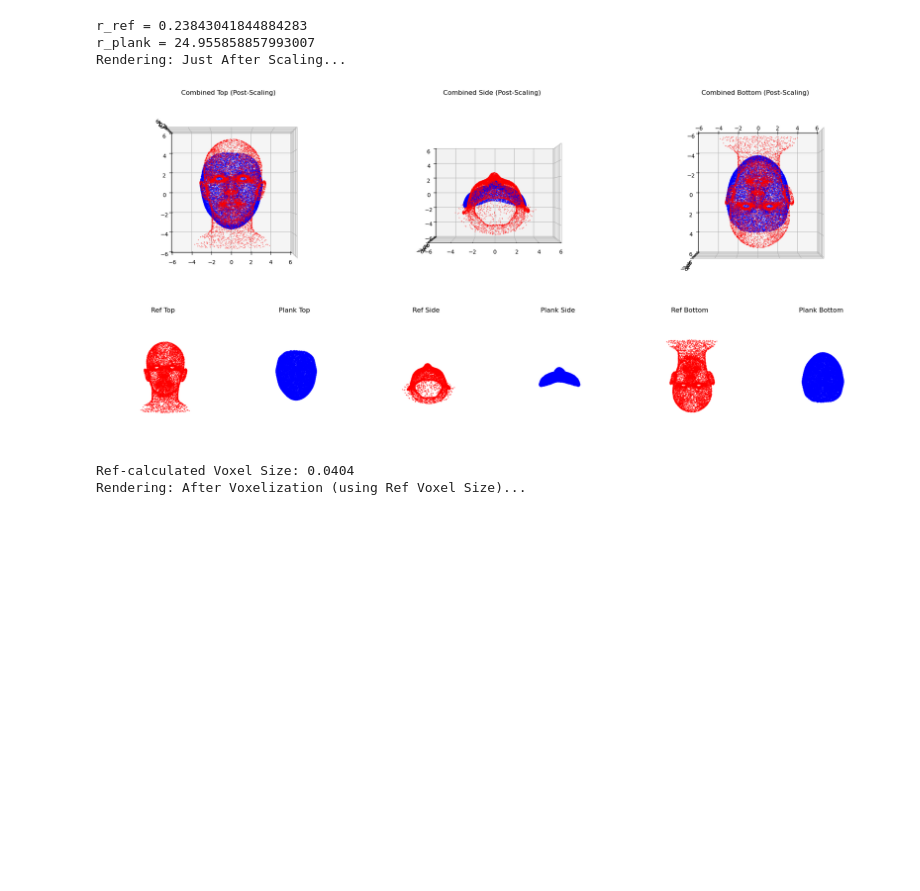
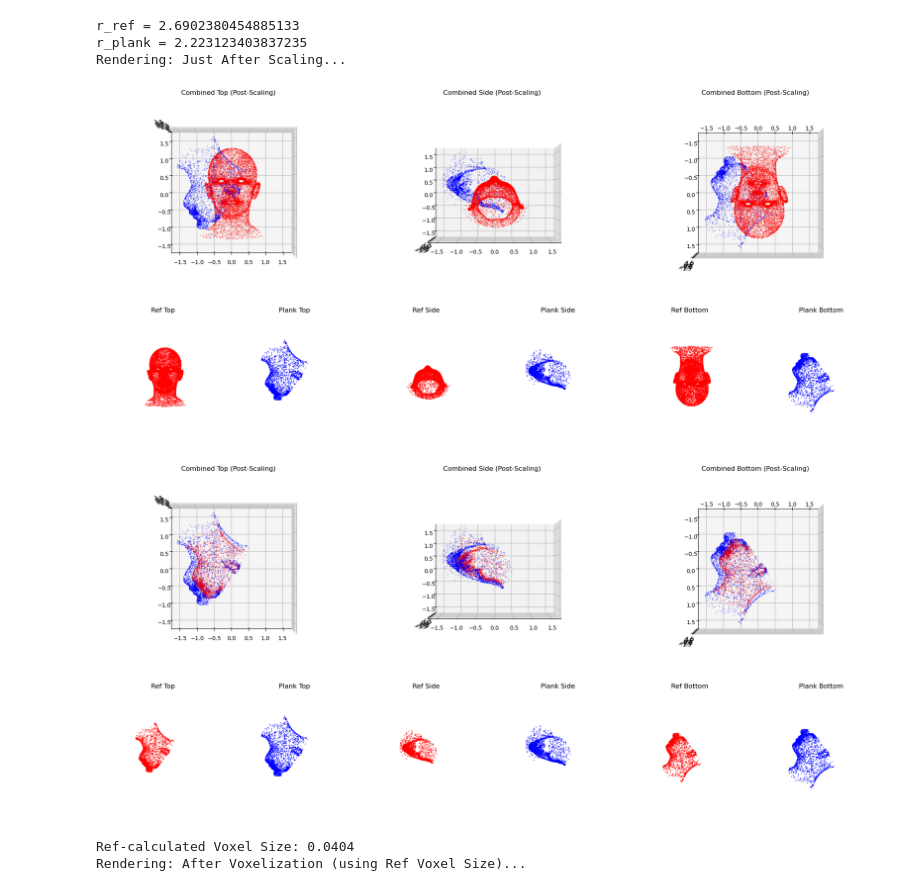
Before and after one commit to eliund3rwood/geotransformer-for-faces, a Jupyter notebook: experiments/geotransformer.faces.stage4.gse.k3.max.oacl.stage2.sinkhorn/test_radius.ipynb, the cells around one changed output. Saved outputs shown, nothing was run; the diff lists cells and outputs as text; code cells hidden in the pictures; blank space fills up the shorter version.

```diff
--- a/experiments/geotransformer.faces.stage4.gse.k3.max.oacl.stage2.sinkhorn/test_radius.ipynb
+++ b/experiments/geotransformer.faces.stage4.gse.k3.max.oacl.stage2.sinkhorn/test_radius.ipynb
@@ -5,7 +5,7 @@ import torch
 from sklearn.decomposition import PCA
 from matplotlib.gridspec import GridSpec
 
-def bufferx_radius(pts, target_pct=5.0):
+def bufferx_radius(pts, target_pct=100.0):
     """Calculates density-aware radius"""
     pts_torch = torch.from_numpy(pts[:, :3]).float()
     indices = torch.randperm(pts_torch.shape[0])[:1000]
@@ -74,29 +74,32 @@ def render_comparison(ref_pts, src_pts, stage_name):
 # %%
 # Scale Alignment
 ref = np.load('ref.npy')[:, :3]
-plank = np.load('plank.npy')[:, :3]
-
+#plank = np.load('plank.npy')[:, :3]
+plank = np.load("../../data/faces/demo/src_23.npy")[:, :3]
+og = np.load("../../data/faces/demo/src_23.npy")[:, :3]
 # Calculate radii to resolve scale discrepancies
 r_ref = bufferx_radius(ref)
 r_plank = bufferx_radius(plank)
 
 print(f"r_ref = {r_ref}")
 print(f"r_plank = {r_plank}")
 
 # Normalize to unit scale
-ref_norm = ref / r_ref
-plank_norm = plank / r_plank
+ref_norm = ref
+plank_norm = plank * r_ref / r_plank
 
 np.save('scaled_ref.npy', ref_norm)
 np.save('scaled_src.npy', plank_norm)
 
 print("Rendering: Just After Scaling...")
 render_comparison(ref_norm, plank_norm, "Post-Scaling")
+render_comparison(og, plank_norm, "Post-Scaling")
 # %% [output]
-r_ref = 0.23843041844884283
-r_plank = 24.955858857993007
+r_ref = 2.6902380454885133
+r_plank = 2.223123403837235
 Rendering: Just After Scaling...
-[figure, old version]
+[figure, new version]
+[figure, added]
 # %%
 # Voxelization using REF Voxel Size
 
```
Also changed, not shown: parts of 1 cell of this notebook, 8 other files.
